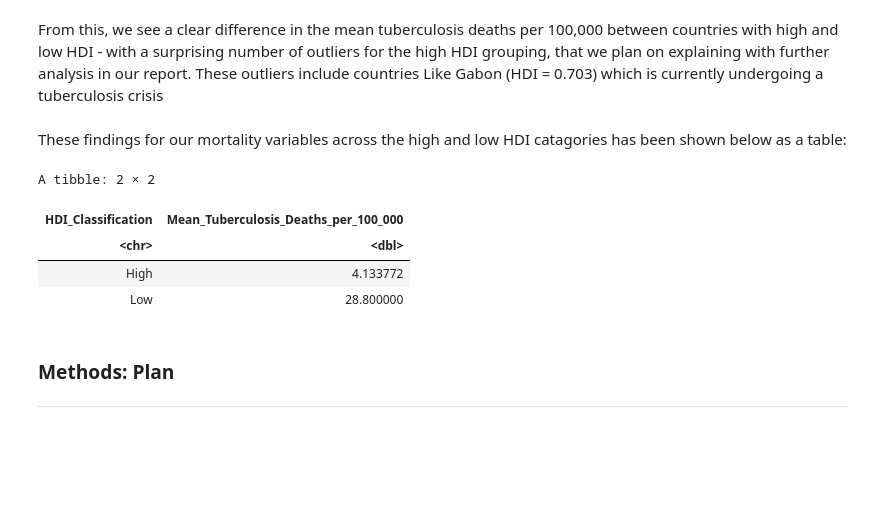
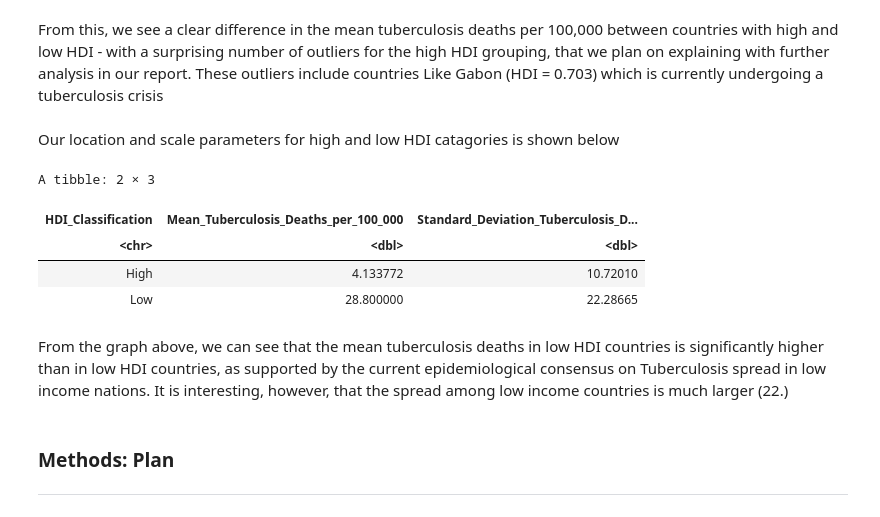
Before and after one commit to Remembria/Group-38-Project-Proposal, a Jupyter notebook: Group 38 Project Proposal.ipynb, the cells around one changed output. Cells and saved outputs as stored; diff of their text form; code cells hidden in the pictures; blank space fills up the shorter version.

Commit message:
Slight changes, included location and scale parameters

```diff
--- a/Group 38 Project Proposal.ipynb
+++ b/Group 38 Project Proposal.ipynb
@@ -194,20 +208,24 @@ hdi_tb_boxplot
 [figure]
 # %% [markdown]
 From this, we see a clear difference in the mean tuberculosis deaths per 100,000 between countries with high and low HDI - with a surprising number of outliers for the high HDI grouping, that we plan on explaining with further analysis in our report. These outliers include countries Like Gabon (HDI = 0.703) which is currently undergoing a tuberculosis crisis
-# %% [markdown]
-These findings for our mortality variables across the high and low HDI catagories has been shown below as a table:
+# %% [markdown]
+Our location and scale parameters for high and low HDI catagories is shown below
 # %%
 tb_hdi_table <- tb_hdi_df %>%
     group_by(HDI_Classification) %>%
-    summarize(Mean_Tuberculosis_Deaths_per_100_000 = mean(Deaths_due_to_TB_per_100_000))
+    summarize(Mean_Tuberculosis_Deaths_per_100_000 = mean(Deaths_due_to_TB_per_100_000),
+              Standard_Deviation_Tuberculosis_Deaths_per_100_000 = sd(Deaths_due_to_TB_per_100_000))
 
 tb_hdi_table
 # %% [output]
-A tibble: 2 × 2
+A tibble: 2 × 3
-| HDI_Classification | Mean_Tuberculosis_Deaths_per_100_000 |
-| <chr> | <dbl> |
-| High | 4.133772 |
-| Low | 28.800000 |
+| HDI_Classification | Mean_Tuberculosis_Deaths_per_100_000 | Standard_Deviation_Tuberculosis_D... |
+| <chr> | <dbl> | <dbl> |
+| High | 4.133772 | 10.72010 |
+| Low | 28.800000 | 22.28665 |
+# %% [markdown]
+From the graph above, we can see that  the mean tuberculosis deaths in low HDI countries is significantly higher than in low HDI countries, as supported by the current epidemiological consensus on Tuberculosis spread in low income nations.
+It is interesting, however, that the spread among low income countries is much larger (22.)
 # %% [markdown]
 <h3>Methods: Plan</h3>
 <hr>
```
Also changed, not shown: parts of 5 cells of this notebook.
